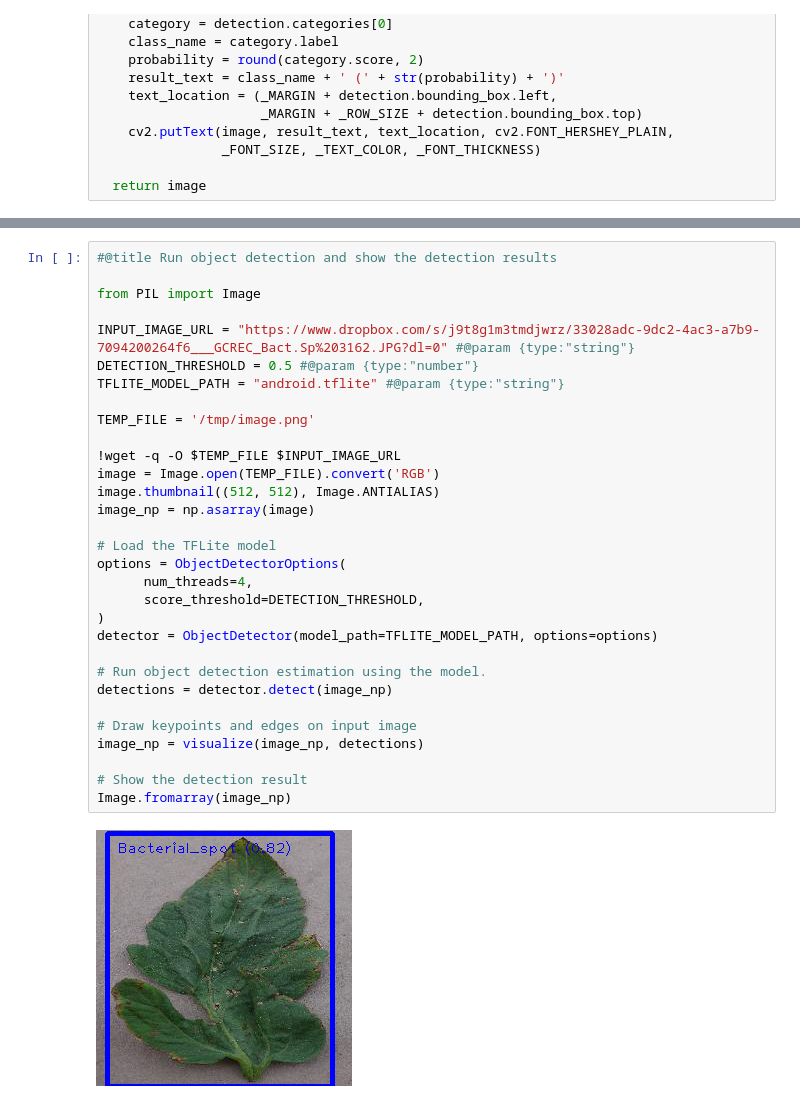
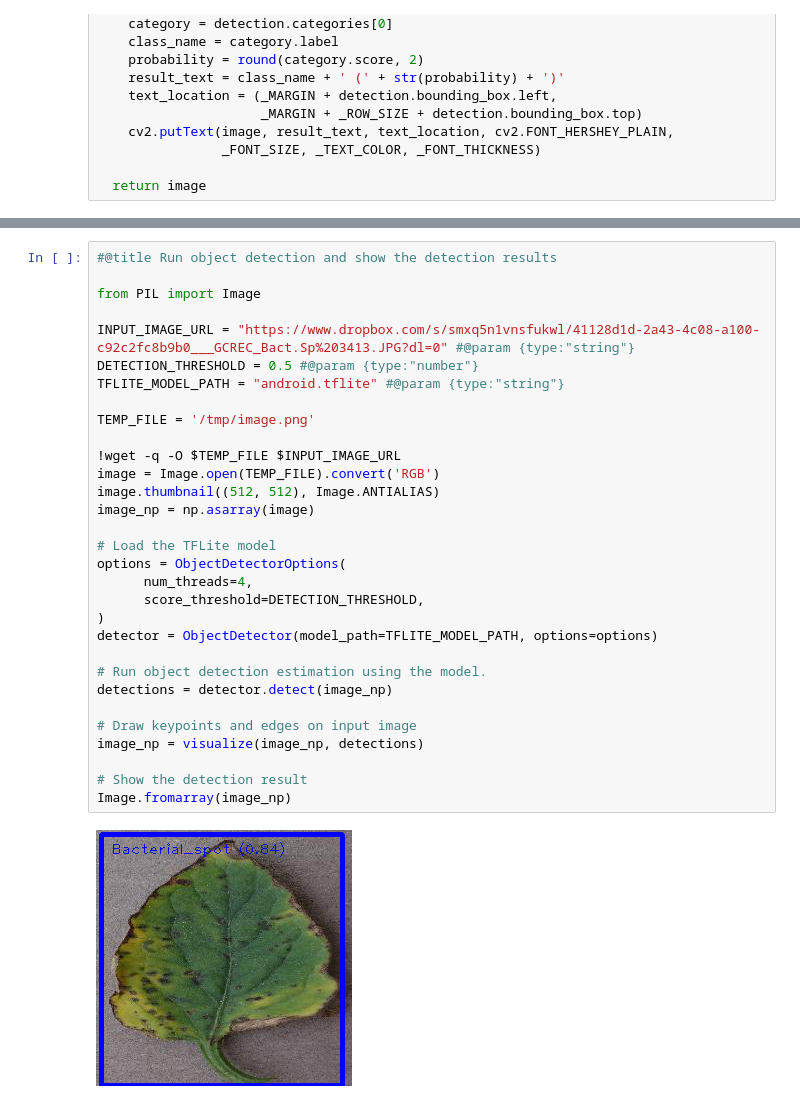
Before and after one commit to PiyushBagde/tflite-leaf-diseases-detection-model, a Jupyter notebook: object_detection/Train_custom_model_tutorial.ipynb, the cells around one changed output, grey strips where cells are left out. Drawn from its saved outputs; the diff is of its cells as text.

```diff
--- a/object_detection/Train_custom_model_tutorial.ipynb
+++ b/object_detection/Train_custom_model_tutorial.ipynb
@@ -513,32 +779,32 @@ def visualize(
 #@title Run object detection and show the detection results
 
 from PIL import Image
 
-INPUT_IMAGE_URL = "https://www.dropbox.com/s/j9t8g1m3tmdjwrz/33028adc-9dc2-4ac3-a7b9-7094200264f6___GCREC_Bact.Sp%203162.JPG?dl=0" #@param {type:"string"}
+INPUT_IMAGE_URL = "https://www.dropbox.com/s/smxq5n1vnsfukwl/41128d1d-2a43-4c08-a100-c92c2fc8b9b0___GCREC_Bact.Sp%203413.JPG?dl=0" #@param {type:"string"}
 DETECTION_THRESHOLD = 0.5 #@param {type:"number"}
 TFLITE_MODEL_PATH = "android.tflite" #@param {type:"string"}
 
 TEMP_FILE = '/tmp/image.png'
 
 !wget -q -O $TEMP_FILE $INPUT_IMAGE_URL
 image = Image.open(TEMP_FILE).convert('RGB')
 image.thumbnail((512, 512), Image.ANTIALIAS)
 image_np = np.asarray(image)
 
 # Load the TFLite model
 options = ObjectDetectorOptions(
       num_threads=4,
       score_threshold=DETECTION_THRESHOLD,
 )
 detector = ObjectDetector(model_path=TFLITE_MODEL_PATH, options=options)
 
 # Run object detection estimation using the model.
 detections = detector.detect(image_np)
 
 # Draw keypoints and edges on input image
 image_np = visualize(image_np, detections)
 
 # Show the detection result
 Image.fromarray(image_np)
 # %% [output]
-[figure, old version]
+[figure, new version]
```
Also changed, not shown: parts of 9 cells of this notebook.
